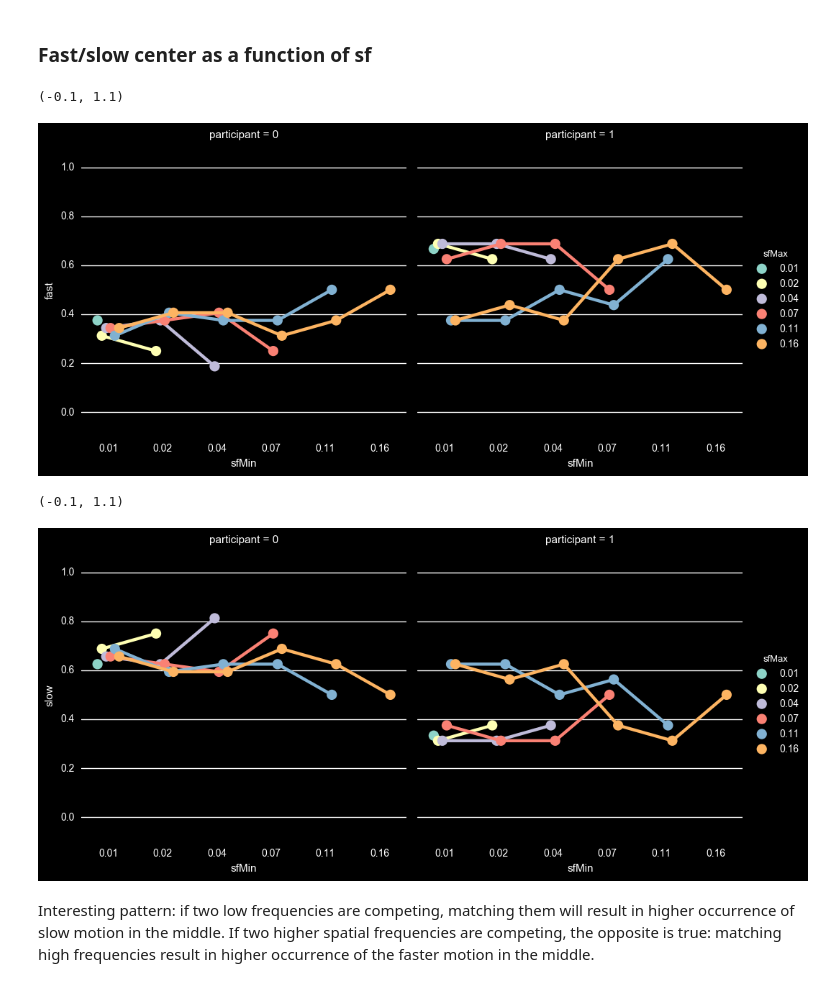
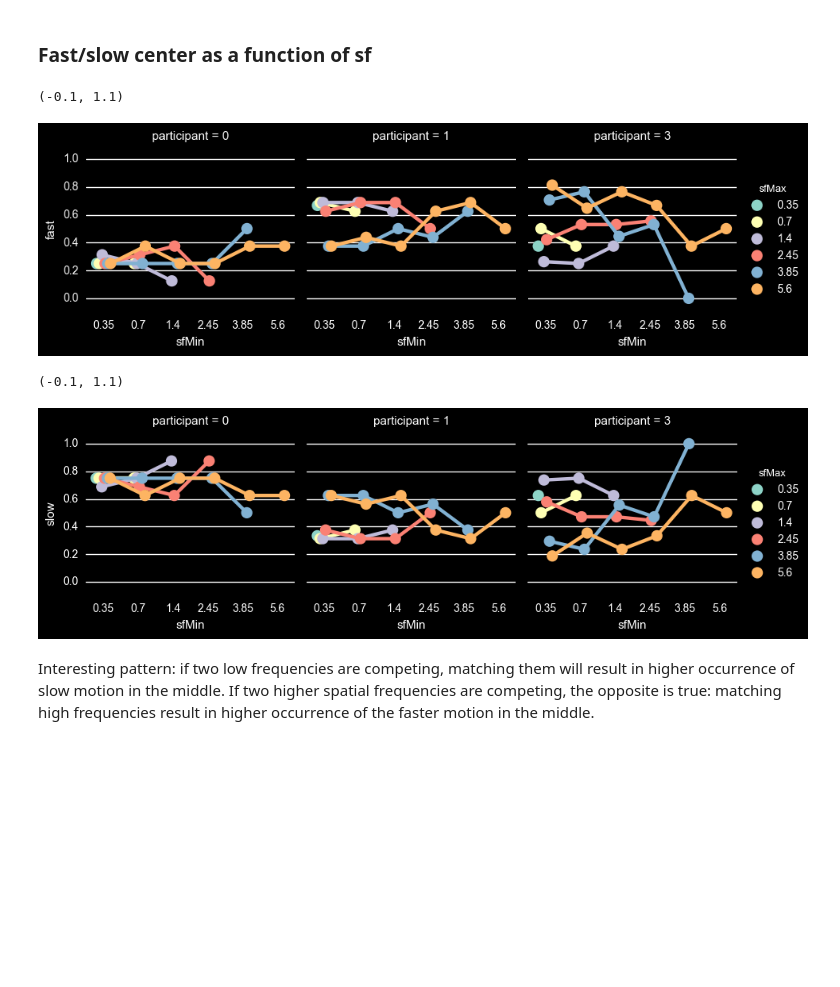
Before and after one commit to egorananyev/mc, a Jupyter notebook: analysis/mcEcc_ct-sfXv.ipynb, the cells around one changed output. Saved outputs shown, nothing was run; the diff lists cells and outputs as text; code cells hidden in the pictures; blank space fills up the shorter version.

```diff
--- a/analysis/mcEcc_ct-sfXv.ipynb
+++ b/analysis/mcEcc_ct-sfXv.ipynb
@@ -48,8 +48,10 @@ Transforming the data set first.
 ### Data transformation
 # %%
 # Ring size:
-ds.ix[ds.ringSz==25.8,'ringSz'] = 225
+#ds.ix[ds.ringSz==25.8,'ringSz'] = 225
 # Velocity variables:
+ds.vL = np.round(ds.vL*60/35,1)
+ds.vR = np.round(ds.vR*60/35,1)
 ds['vMin'] = np.amin([ds.vL, ds.vR], axis=0)
 ds['vMax'] = np.amax([ds.vL, ds.vR], axis=0)
 ds['fast'] = 0
@@ -61,6 +63,8 @@ ds.ix[(ds.nf180==1) & (ds.vL==ds.vMin),'slow'] = 1
 ds.ix[(ds.nf000==1) & (ds.vR==ds.vMin),'slow'] = 1
 ds.ix[ds.nf270==1,'slow'] = 1
 # Spatial frequency variables:
+ds.sfL = ds.sfL * 35
+ds.sfR = ds.sfR * 35
 ds['sfMin'] = np.amin([ds['sfL'], ds['sfR']], axis=0)
 ds['sfMax'] = np.amax([ds['sfL'], ds['sfR']], axis=0)
 ds['sfDiff'] = abs(ds['sfR'] - ds['sfL'])
@@ -96,19 +100,19 @@ print ds.head(5)
 # %% [markdown]
 ### Fast/slow center as a function of sf
 # %%
-g = sns.factorplot(x='sfMin', y='fast', hue='sfMax', col='participant', col_wrap=2, ci=None,
-                   n_boot=200, dodge=.4, data=ds, size=5)
+g = sns.factorplot(x='sfMin', y='fast', hue='sfMax', col='participant', col_wrap=3, ci=None,
+                   n_boot=200, dodge=.4, data=ds, size=3)
 plt.ylim(-0.1,1.1)
 # %% [output]
 (-0.1, 1.1)
-[figure, old version]
+[figure, new version]
 # %%
-g = sns.factorplot(x='sfMin', y='slow', hue='sfMax', col='participant', col_wrap=2, ci=None,
-                   n_boot=200, dodge=.4, data=ds, size=5)
+g = sns.factorplot(x='sfMin', y='slow', hue='sfMax', col='participant', col_wrap=3, ci=None,
+                   n_boot=200, dodge=.4, data=ds, size=3)
 plt.ylim(-0.1,1.1)
 # %% [output]
 (-0.1, 1.1)
-[figure, old version]
+[figure, new version]
 # %% [markdown]
 Interesting pattern: if two low frequencies are competing, matching them will result in higher occurrence of slow motion in the middle. If two higher spatial frequencies are competing, the opposite is true: matching high frequencies result in higher occurrence of the faster motion in the middle.
 # %% [markdown]
```
Also changed, not shown: parts of 5 cells of this notebook, 6 other files.
